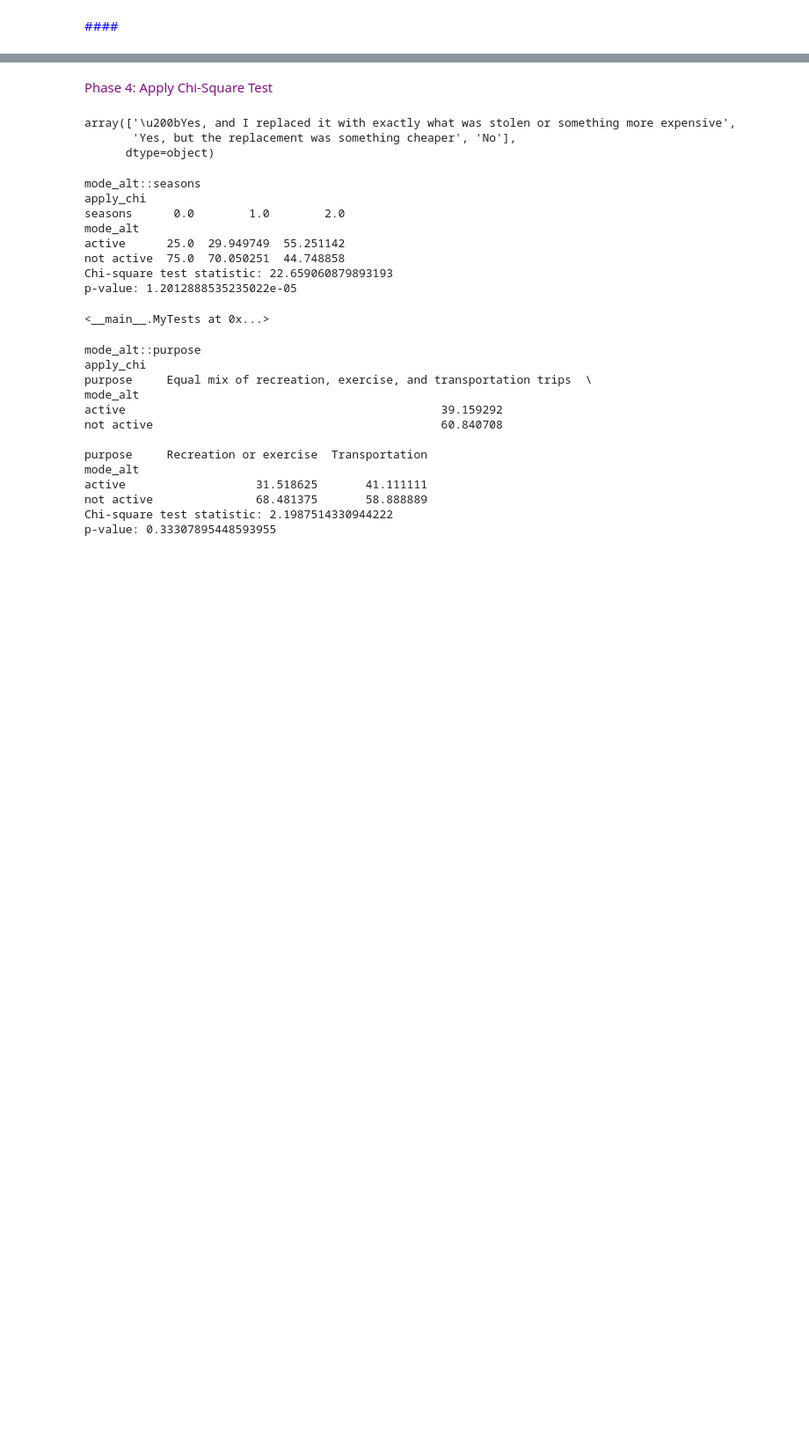
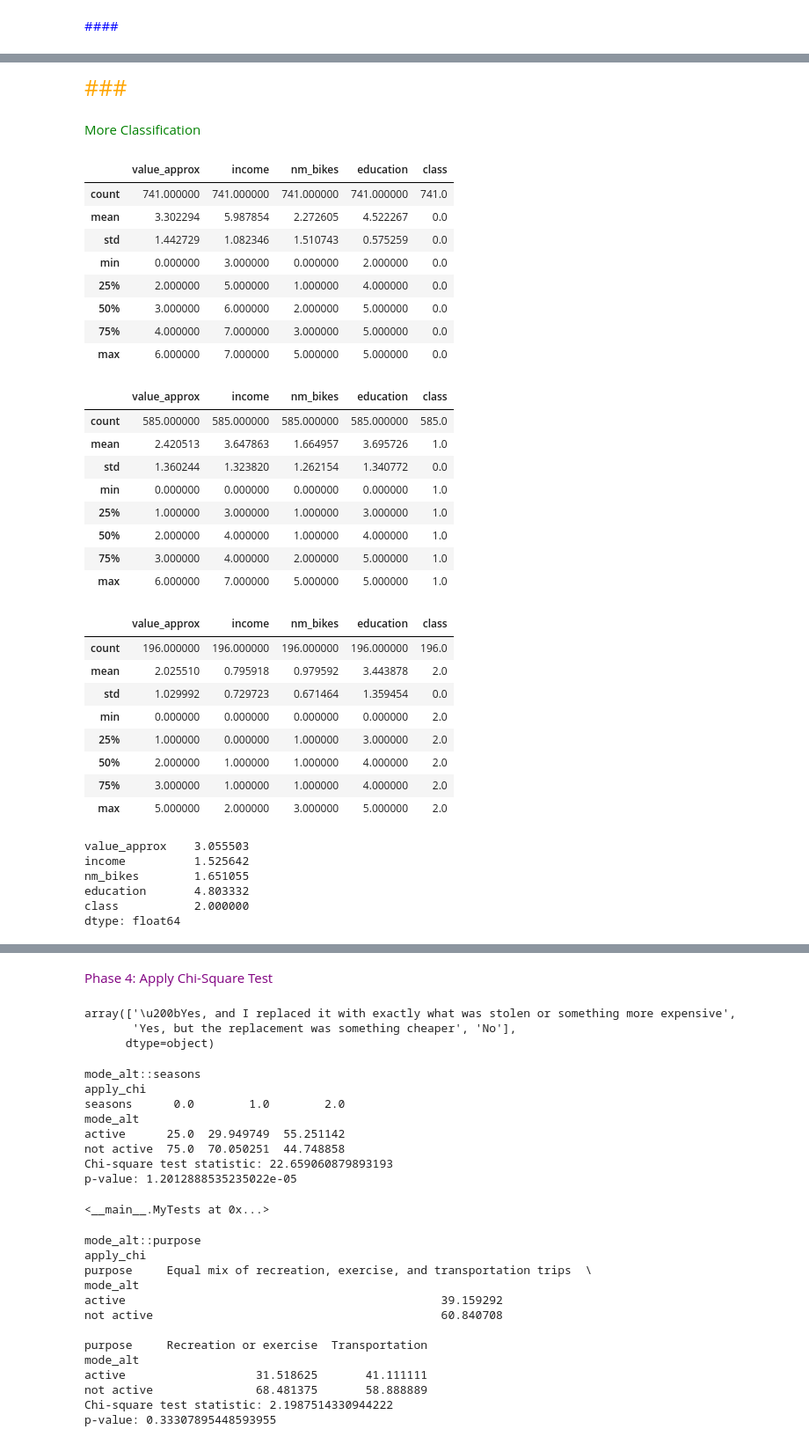
Before and after one commit to achic19/Biketheft, a Jupyter notebook: python/notebooks/paper_2_notebook/advanced_analysis.ipynb, the cells around one changed output, grey strips where cells are left out. Shown: that part at 88% size. Drawn from its saved outputs; the diff is of its cells as text; code cells hidden in the pictures; blank space fills up the shorter version.

```diff
--- a/python/notebooks/paper_2_notebook/advanced_analysis.ipynb
+++ b/python/notebooks/paper_2_notebook/advanced_analysis.ipynb
@@ -202,0 +436,61 @@ couple_to_test
+# %% [markdown]
+<span style="color:orange;font-size:25px">###</span>
+# %% [markdown]
+<span style="color: green;font-size: 50px">More Classification</span>
+# %%
+# Read the social economic columns data
+ses_list = ['value_approx','income','nm_bikes','education']
+ses = data_as_ordinal[ses_list]
+# remove every row with null (-1)
+ses_final = ses[~ses.isin([-1]).any(axis=1)]
+# %%
+from sklearn.cluster import AgglomerativeClustering
+n=3
+my_class = 'class'
+cluster = AgglomerativeClustering(n_clusters=n)
+ses_final[my_class] = cluster.fit_predict(ses_final.to_numpy())
+for x in range(n):
+    class_data = ses_final[ses_final[my_class] == x]
+    # show the mean for each group and for each season
+    class_data.describe()
+# %% [output]
+|  | value_approx | income | nm_bikes | education | class |
+| count | 741.000000 | 741.000000 | 741.000000 | 741.000000 | 741.0 |
+| mean | 3.302294 | 5.987854 | 2.272605 | 4.522267 | 0.0 |
+| std | 1.442729 | 1.082346 | 1.510743 | 0.575259 | 0.0 |
+| min | 0.000000 | 3.000000 | 0.000000 | 2.000000 | 0.0 |
+| 25% | 2.000000 | 5.000000 | 1.000000 | 4.000000 | 0.0 |
+| 50% | 3.000000 | 6.000000 | 2.000000 | 5.000000 | 0.0 |
+| 75% | 4.000000 | 7.000000 | 3.000000 | 5.000000 | 0.0 |
+| max | 6.000000 | 7.000000 | 5.000000 | 5.000000 | 0.0 |
+|  | value_approx | income | nm_bikes | education | class |
+| count | 585.000000 | 585.000000 | 585.000000 | 585.000000 | 585.0 |
+| mean | 2.420513 | 3.647863 | 1.664957 | 3.695726 | 1.0 |
+| std | 1.360244 | 1.323820 | 1.262154 | 1.340772 | 0.0 |
+| min | 0.000000 | 0.000000 | 0.000000 | 0.000000 | 1.0 |
+| 25% | 1.000000 | 3.000000 | 1.000000 | 3.000000 | 1.0 |
+| 50% | 2.000000 | 4.000000 | 1.000000 | 4.000000 | 1.0 |
+| 75% | 3.000000 | 4.000000 | 2.000000 | 5.000000 | 1.0 |
+| max | 6.000000 | 7.000000 | 5.000000 | 5.000000 | 1.0 |
+|  | value_approx | income | nm_bikes | education | class |
+| count | 196.000000 | 196.000000 | 196.000000 | 196.000000 | 196.0 |
+| mean | 2.025510 | 0.795918 | 0.979592 | 3.443878 | 2.0 |
+| std | 1.029992 | 0.729723 | 0.671464 | 1.359454 | 0.0 |
+| min | 0.000000 | 0.000000 | 0.000000 | 0.000000 | 2.0 |
+| 25% | 1.000000 | 0.000000 | 1.000000 | 3.000000 | 2.0 |
+| 50% | 2.000000 | 1.000000 | 1.000000 | 4.000000 | 2.0 |
+| 75% | 3.000000 | 1.000000 | 1.000000 | 4.000000 | 2.0 |
+| max | 5.000000 | 2.000000 | 3.000000 | 5.000000 | 2.0 |
+# %%
+my_info = class_data.describe()
+my_mean = my_info.loc['mean']
+my_std = my_info.loc['std']
+my_min = my_mean- my_std
+my_max= my_mean+ my_std
+# %% [output]
+value_approx    3.055503
+income          1.525642
+nm_bikes        1.651055
+education       4.803332
+class           2.000000
+dtype: float64
```
Also changed, not shown: parts of 27 cells of this notebook.
